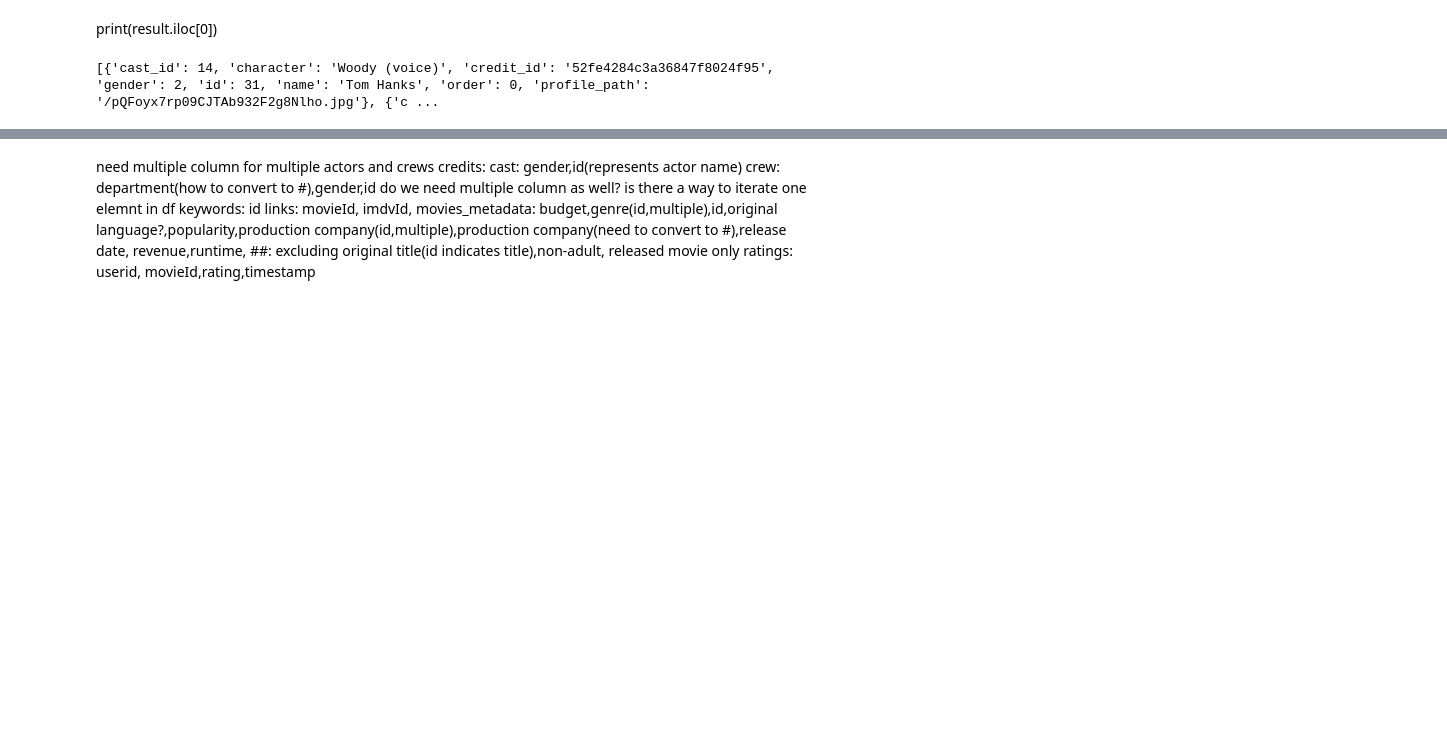
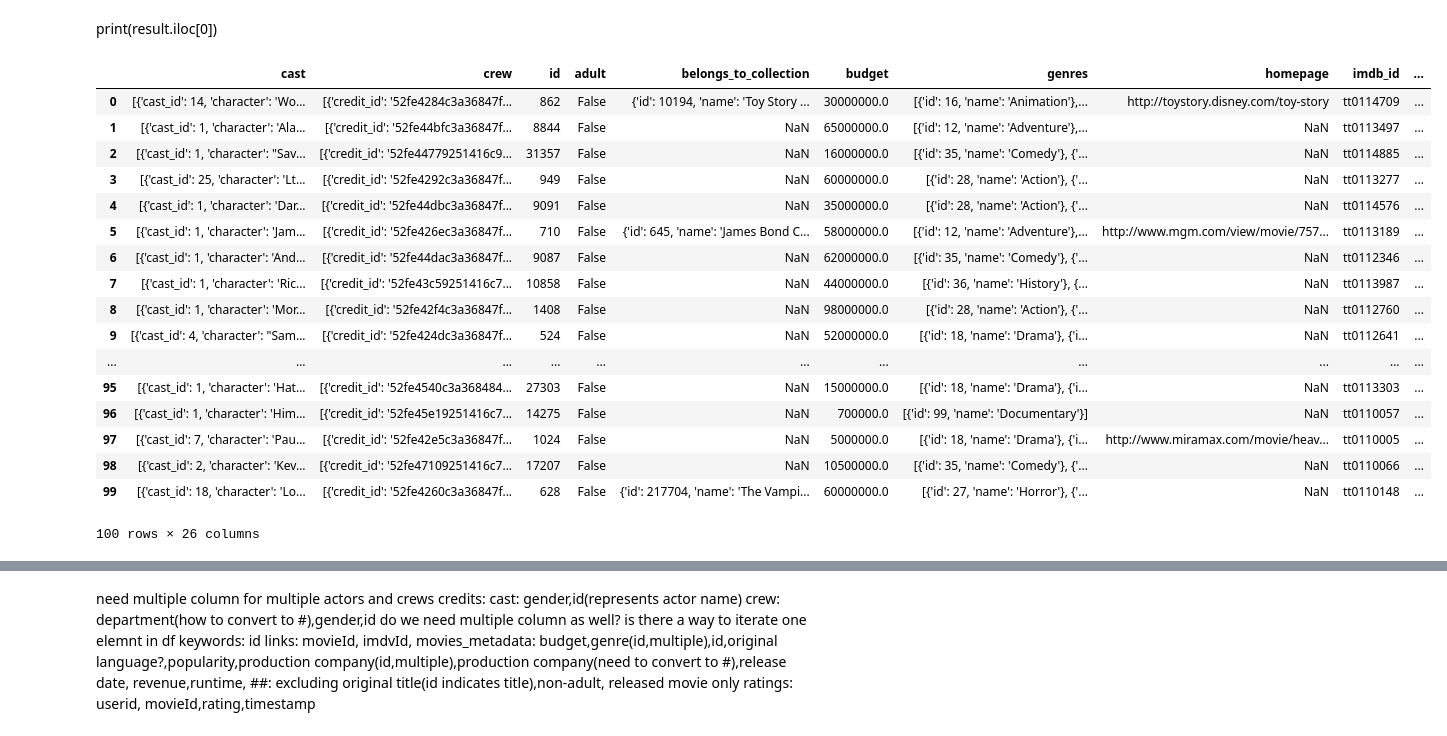
Before and after one commit to ianfawaz/CSCI4502-5502-DataMiningProject, a Jupyter notebook: Preprocessing.ipynb, the cells around one changed output, grey strips where cells are left out. Saved outputs shown, nothing was run; the diff lists cells and outputs as text; code cells hidden in the pictures; blank space fills up the shorter version.

Commit message:
movies for each individual actor

```diff
--- a/Preprocessing.ipynb
+++ b/Preprocessing.ipynb
@@ -33,6 +33,8 @@ print(credits['cast'].iloc[0])
 print(metadata.shape)
 cleanmeta = metadata[(metadata['adult'] == 'False') & (metadata['revenue'] != 0)]
 cleanmeta['budget'] = cleanmeta.budget.astype(float)
+cleanmeta['id'] = cleanmeta.id.astype(int)
+
 cleanmeta = cleanmeta[cleanmeta['budget']!=0]
 print(cleanmeta.shape)
 cleanmeta.head()
@@ -80,13 +99,37 @@ temp2.head()
 # %% [markdown]
 print(result.iloc[0])
 # %%
-actors = pd.merge(credits, metadata, on='id')
-actors = credits.merge(cleanmeta, left_on='id', right_on='id', how='outer')
-actors.head()
+#actors = pd.merge(credits, metadata, on='id')
+# cleanmeta.merge(credits, left_on='id', right_on='id', how='inner')
+# print(cleanmeta)
+cleanmeta = pd.merge(credits, cleanmeta, on='id')
+cleanmeta.head(100)
+# actors.head()
+#actors.head()
 #print(credits.head())
-print(actors['cast'][0])
+#print(actors['cast'][0])
+
+
+#credits.set_index('id').join(cleanmeta.set_index('id'))
 # %% [output]
+|  | cast | crew | id | adult | belongs_to_collection | budget | genres | homepage | imdb_id | ... |
+| 0 | [{'cast_id': 14, 'character': 'Wo... | [{'credit_id': '52fe4284c3a36847f... | 862 | False | {'id': 10194, 'name': 'Toy Story ... | 30000000.0 | [{'id': 16, 'name': 'Animation'},... | http://toystory.disney.com/toy-story | tt0114709 | ... |
+| 1 | [{'cast_id': 1, 'character': 'Ala... | [{'credit_id': '52fe44bfc3a36847f... | 8844 | False | NaN | 65000000.0 | [{'id': 12, 'name': 'Adventure'},... | NaN | tt0113497 | ... |
+| 2 | [{'cast_id': 1, 'character': "Sav... | [{'credit_id': '52fe44779251416c9... | 31357 | False | NaN | 16000000.0 | [{'id': 35, 'name': 'Comedy'}, {'... | NaN | tt0114885 | ... |
+| 3 | [{'cast_id': 25, 'character': 'Lt... | [{'credit_id': '52fe4292c3a36847f... | 949 | False | NaN | 60000000.0 | [{'id': 28, 'name': 'Action'}, {'... | NaN | tt0113277 | ... |
+| 4 | [{'cast_id': 1, 'character': 'Dar... | [{'credit_id': '52fe44dbc3a36847f... | 9091 | False | NaN | 35000000.0 | [{'id': 28, 'name': 'Action'}, {'... | NaN | tt0114576 | ... |
+| 5 | [{'cast_id': 1, 'character': 'Jam... | [{'credit_id': '52fe426ec3a36847f... | 710 | False | {'id': 645, 'name': 'James Bond C... | 58000000.0 | [{'id': 12, 'name': 'Adventure'},... | http://www.mgm.com/view/movie/757... | tt0113189 | ... |
+| 6 | [{'cast_id': 1, 'character': 'And... | [{'credit_id': '52fe44dac3a36847f... | 9087 | False | NaN | 62000000.0 | [{'id': 35, 'name': 'Comedy'}, {'... | NaN | tt0112346 | ... |
+| 7 | [{'cast_id': 1, 'character': 'Ric... | [{'credit_id': '52fe43c59251416c7... | 10858 | False | NaN | 44000000.0 | [{'id': 36, 'name': 'History'}, {... | NaN | tt0113987 | ... |
+| 8 | [{'cast_id': 1, 'character': 'Mor... | [{'credit_id': '52fe42f4c3a36847f... | 1408 | False | NaN | 98000000.0 | [{'id': 28, 'name': 'Action'}, {'... | NaN | tt0112760 | ... |
+| 9 | [{'cast_id': 4, 'character': "Sam... | [{'credit_id': '52fe424dc3a36847f... | 524 | False | NaN | 52000000.0 | [{'id': 18, 'name': 'Drama'}, {'i... | NaN | tt0112641 | ... |
+| ... | ... | ... | ... | ... | ... | ... | ... | ... | ... | ... |
+| 95 | [{'cast_id': 1, 'character': 'Hat... | [{'credit_id': '52fe4540c3a368484... | 27303 | False | NaN | 15000000.0 | [{'id': 18, 'name': 'Drama'}, {'i... | NaN | tt0113303 | ... |
+| 96 | [{'cast_id': 1, 'character': 'Him... | [{'credit_id': '52fe45e19251416c7... | 14275 | False | NaN | 700000.0 | [{'id': 99, 'name': 'Documentary'}] | NaN | tt0110057 | ... |
+| 97 | [{'cast_id': 7, 'character': 'Pau... | [{'credit_id': '52fe42e5c3a36847f... | 1024 | False | NaN | 5000000.0 | [{'id': 18, 'name': 'Drama'}, {'i... | http://www.miramax.com/movie/heav... | tt0110005 | ... |
+| 98 | [{'cast_id': 2, 'character': 'Kev... | [{'credit_id': '52fe47109251416c7... | 17207 | False | NaN | 10500000.0 | [{'id': 35, 'name': 'Comedy'}, {'... | NaN | tt0110066 | ... |
+| 99 | [{'cast_id': 18, 'character': 'Lo... | [{'credit_id': '52fe4260c3a36847f... | 628 | False | {'id': 217704, 'name': 'The Vampi... | 60000000.0 | [{'id': 27, 'name': 'Horror'}, {'... | NaN | tt0110148 | ... |
-[{'cast_id': 14, 'character': 'Woody (voice)', 'credit_id': '52fe4284c3a36847f8024f95', 'gender': 2, 'id': 31, 'name': 'Tom Hanks', 'order': 0, 'profile_path': '/pQFoyx7rp09CJTAb932F2g8Nlho.jpg'}, {'c ...
+100 rows × 26 columns
 # %%
 # import json
 # actorsstring = actors['cast'][0]
```
Also changed, not shown: parts of 7 cells of this notebook.
